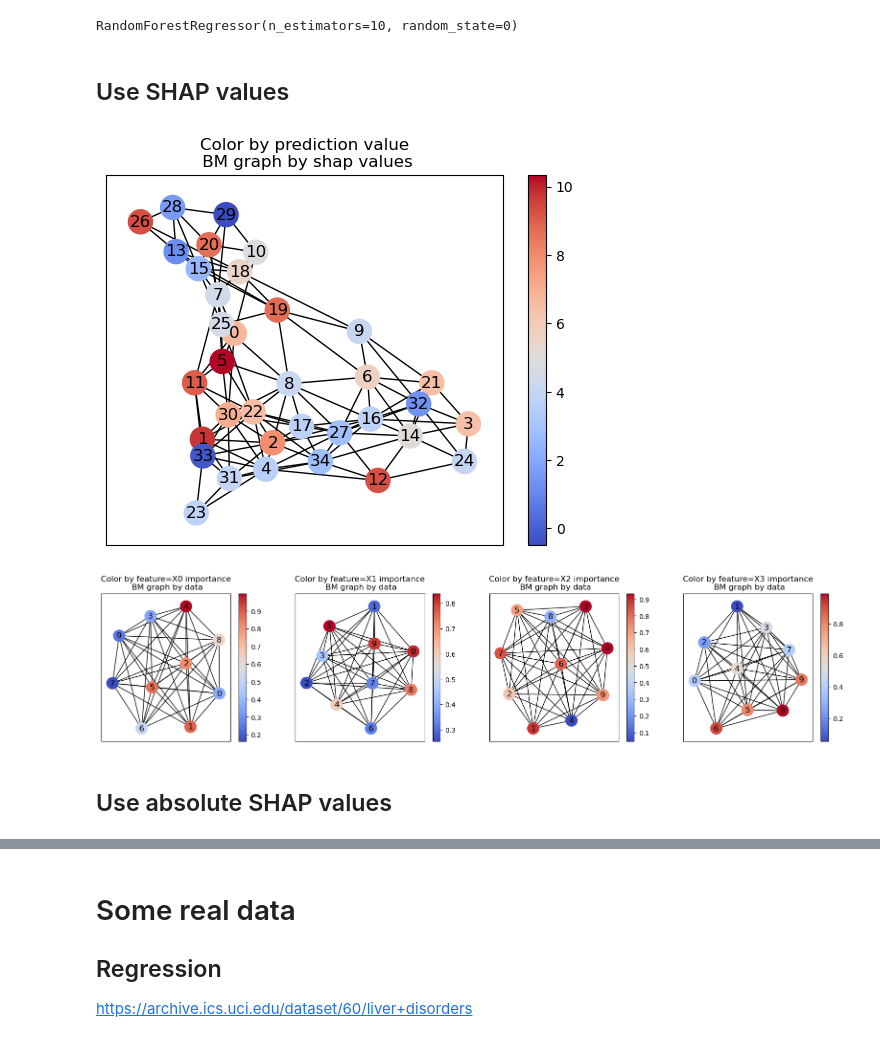
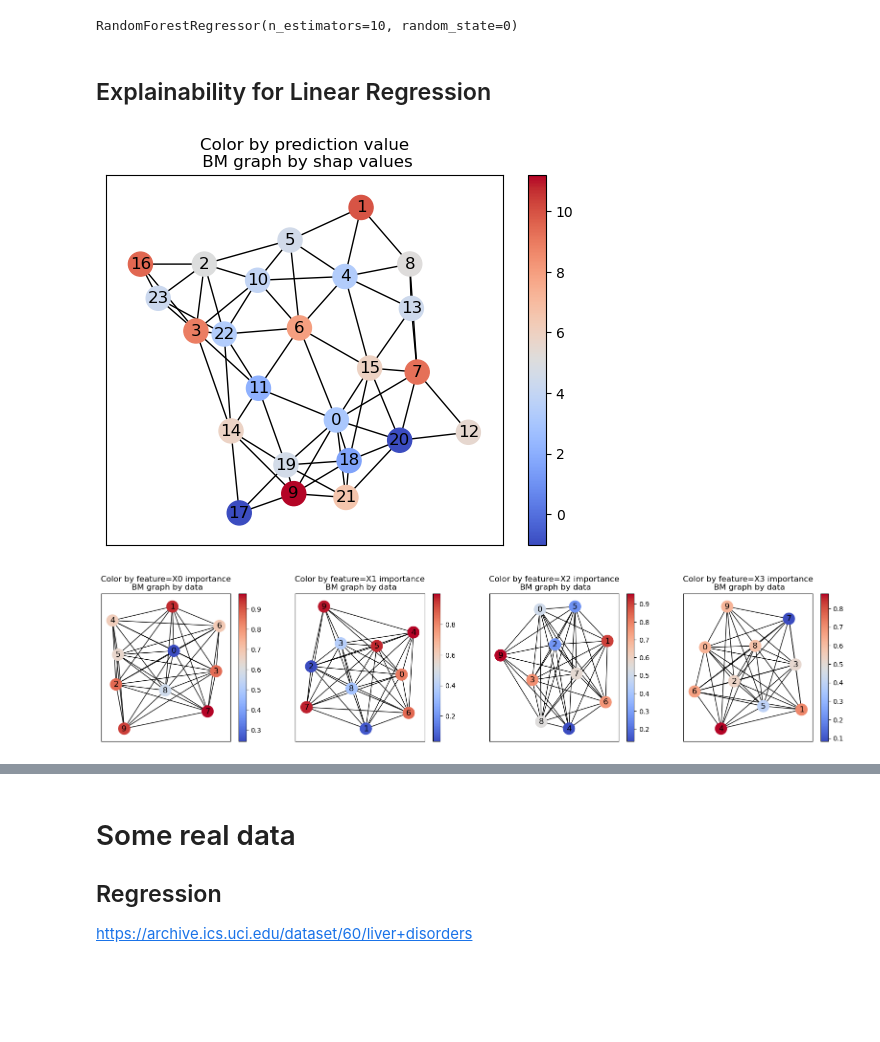
Before and after one commit to dioscuri-tda/topoexplainer, a Jupyter notebook: testTopoExpaliner.ipynb, the cells around one changed output, grey strips where cells are left out. Drawn from its saved outputs; the diff is of its cells as text; code cells hidden in the pictures; blank space fills up the shorter version.

```diff
--- a/testTopoExpaliner.ipynb
+++ b/testTopoExpaliner.ipynb
@@ -41,24 +41,25 @@ X_train
 # %% [markdown]
 ## Train linear Regression and RandomForest
 # %%
-model = RandomForestRegressor(n_estimators = 10, random_state = 0)
-model.fit(X_train, y_train)
+lr = LinearRegression()
+lr.fit(X_train, y_train)
+
+rf = RandomForestRegressor(n_estimators = 10, random_state = 0)
+rf.fit(X_train, y_train)
 # %% [output]
 RandomForestRegressor(n_estimators=10, random_state=0)
 # %% [markdown]
-## Use SHAP values
+## Explainability for Linear Regression
 # %%
-te = TopoExplainer(model=model, data=X_train)
+te = TopoExplainer(model=lr, data=X_train)
 te.explain_shap_space(eps=1.5)
 te.plot_explainability_graph()
 # %% [output]
-[figure, old version]
+[figure, new version]
 # %%
 te.explain_data_space(eps=0.75)
 fig, axs = plt.subplots(1, X_train.shape[1], figsize=(20, 4))
 for ax, feature in zip(axs, X_train.columns):
     te.plot_explainability_graph(feature=feature, ax=ax)
 # %% [output]
-[figure, old version]
+[figure, new version]
-# %% [markdown]
-## Use absolute SHAP values
```
Also changed, not shown: parts of 7 cells of this notebook.
